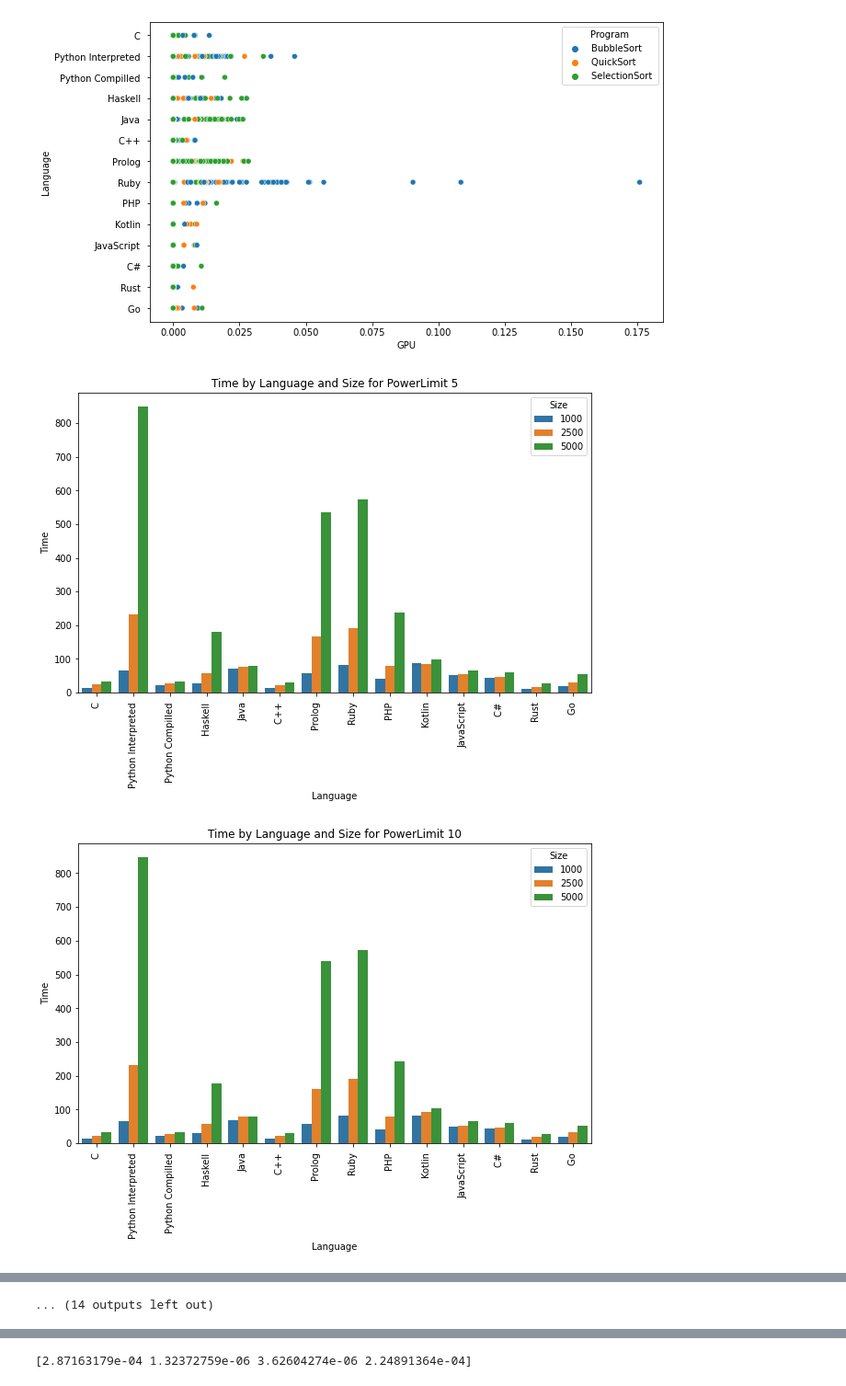
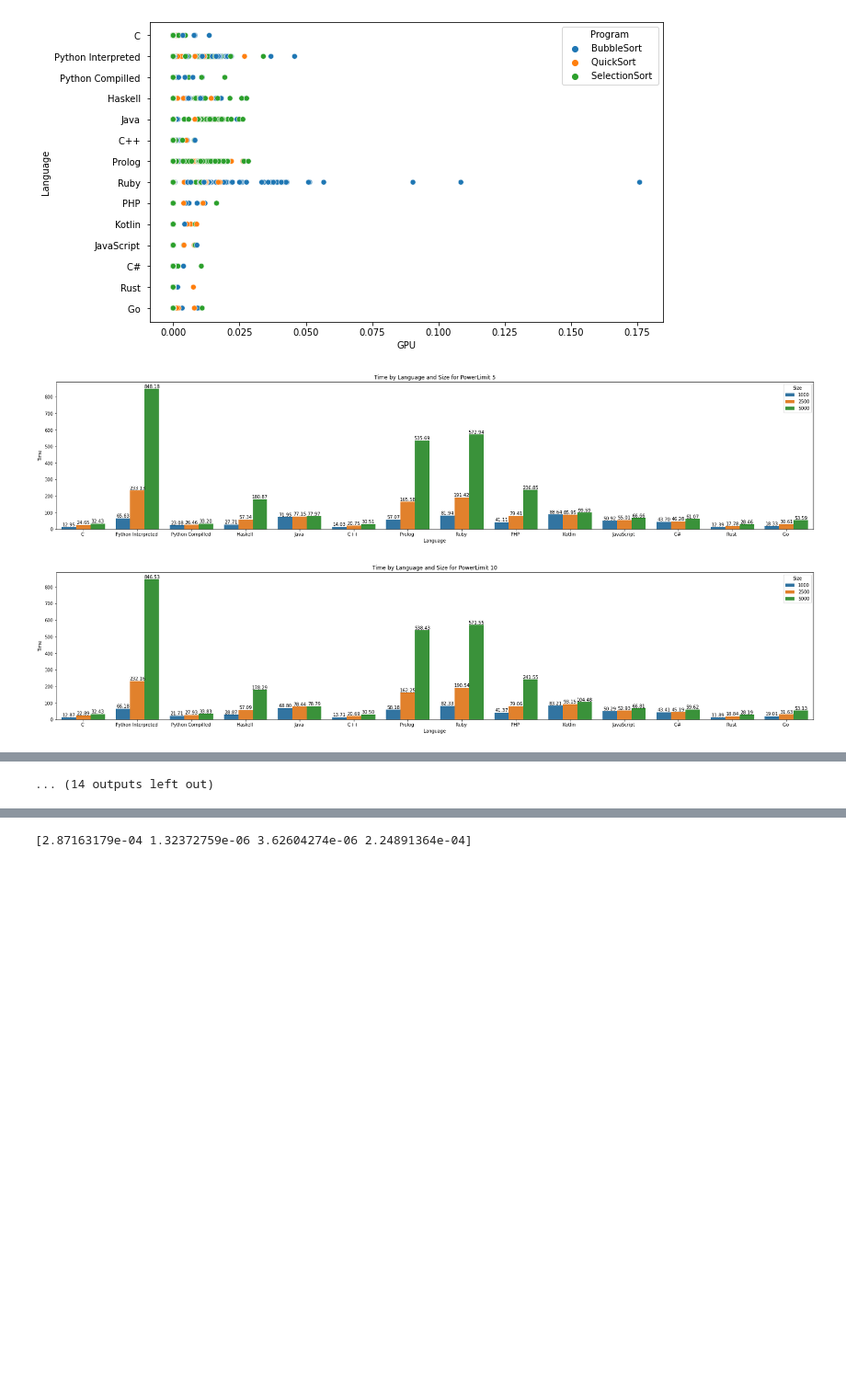
Before and after one commit to realRunlo/EnergyMeasurement, a Jupyter notebook: notebooks/statistics.ipynb, the cells around one changed output, grey strips where cells are left out. Shown at 92% size. Saved outputs shown, nothing was run; the diff lists cells and outputs as text; code cells hidden in the pictures; blank space fills up the shorter version.

```diff
--- a/notebooks/statistics.ipynb
+++ b/notebooks/statistics.ipynb
@@ -50,37 +50,56 @@ grouped_table.to_csv('filteredData.csv')
 # %%
 import matplotlib.pyplot as plt
 import seaborn as sea
 
 # Colunas para comparação
 columns = ["Time", "Memory", "Package", "Core", "GPU", "Cost"]
 
 # Iterar sobre as colunas
 for col in columns:
     # Criar um gráfico de barras agrupadas na orientação vertical para cada categoria de PowerLimit
     if col == "Cost":
-        plt.figure(figsize=(10, 6))
-        sea.barplot(data=df, x='Language', y=col, hue='Size', errorbar=None)
+        plt.figure(figsize=(30, 6))
+        ax = sea.barplot(data=df, x='Language', y=col, hue='Size', errorbar=None)
         plt.xlabel('Language')
         plt.ylabel(col)
         plt.title(f'{col} by Language and Size')
         plt.legend(title='Size')
-        plt.xticks(rotation=90)
+        # plt.xticks(rotation=90)
+
+        # Adicionar os valores medidos em cima de cada barra
+        for p in ax.patches:
+            height = p.get_height()
+            ax.annotate(format(height, '.2f'), (p.get_x() + p.get_width() / 2., height),
+                        ha='center', va='bottom', rotation='vertical')
+
         plt.show()
     else:
         power_limits = df['PowerLimit'].unique()
         for power_limit in power_limits:
-            plt.figure(figsize=(10, 6))
+            if col == 'Memory':
+                plt.figure(figsize=(30, 20))
+            else:
+                plt.figure(figsize=(30, 6))
+
             data_subset = df[df['PowerLimit'] == power_limit]
-            sea.barplot(data=data_subset, x='Language', y=col, hue='Size', errorbar=None)
+            ax = sea.barplot(data=data_subset, x='Language', y=col, hue='Size', errorbar=None)
             plt.xlabel('Language')
             plt.ylabel(col)
             if power_limit == -1:
                 plt.title(f'{col} by Language and Size for no PowerLimit')
             else:
                 plt.title(f'{col} by Language and Size for PowerLimit {power_limit}')
             plt.legend(title='Size')
-            plt.xticks(rotation=90)
+            # plt.xticks(rotation=90)
+
+            # Adicionar os valores medidos em cima de cada barra
+            rotation = 'vertical' if col == 'Memory' else 'horizontal'
+            for p in ax.patches:
+                height = p.get_height()
+                ax.annotate(format(height, '.2f'), (p.get_x() + p.get_width() / 2., height),
+                            ha='center', va='bottom', rotation=rotation)
+
             plt.show()
 # %% [output]
-[figure, old version]
+[figure, new version]
-[figure, old version]
+[figure, new version]
```
Also changed, not shown: parts of 13 cells of this notebook, 2 other files.
